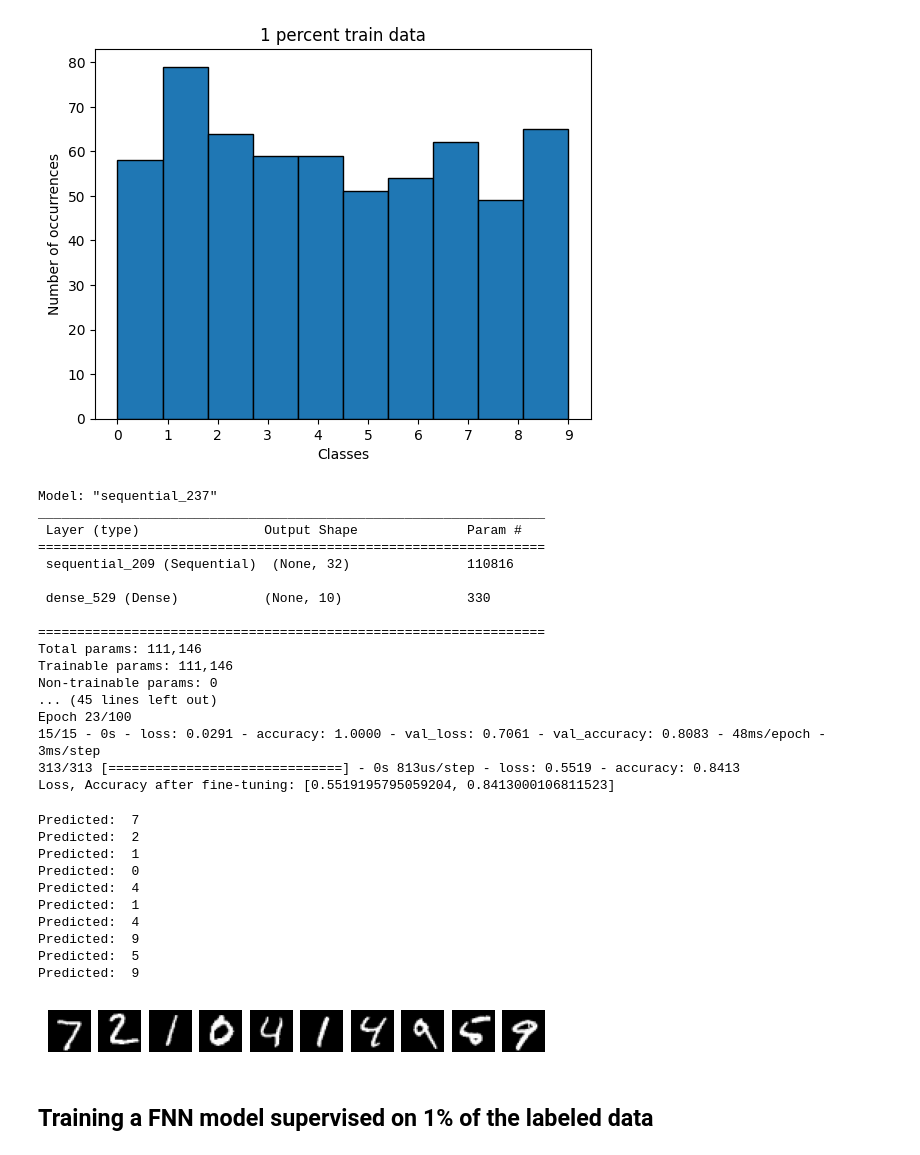
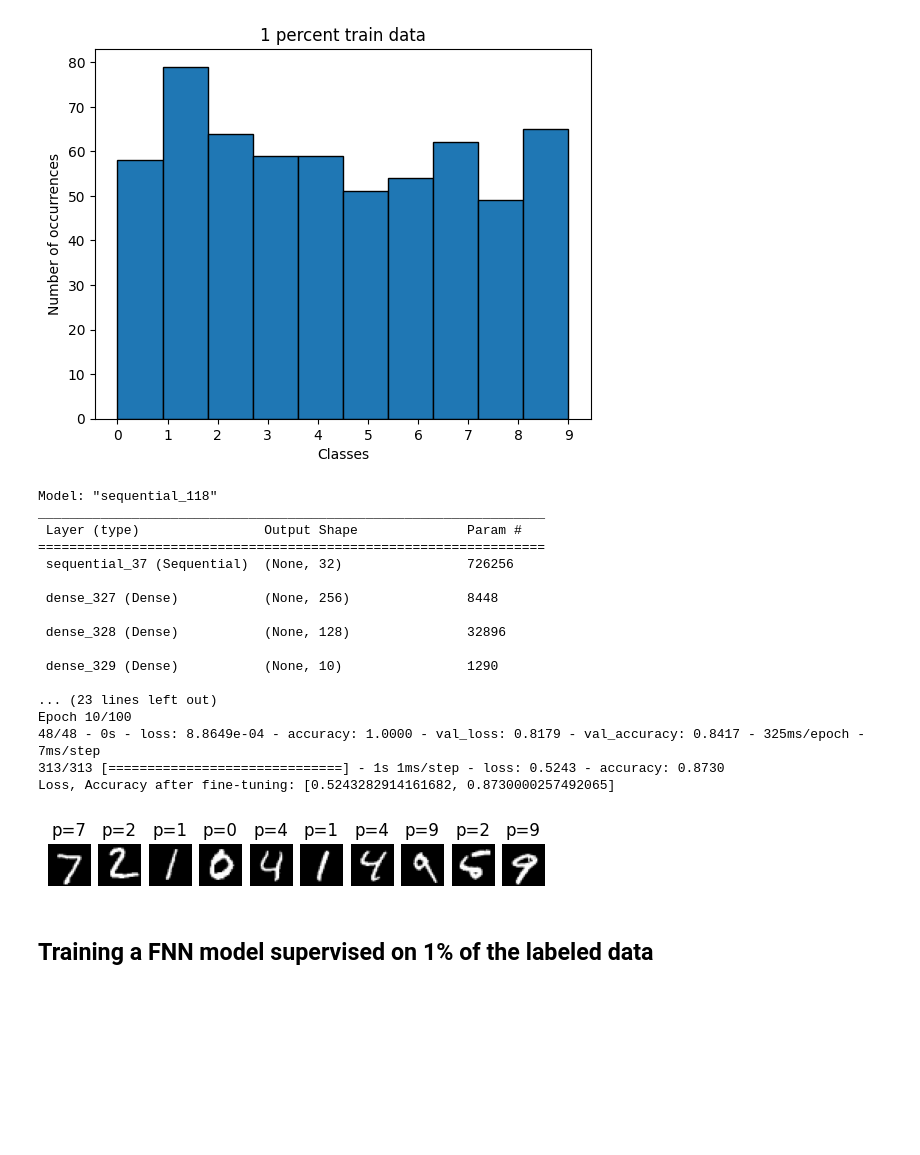
Before and after one commit to erikssommer/ssl-autoencoder-mnist, a Jupyter notebook: notebooks/autoencoder.ipynb, the cells around one changed output. Saved outputs shown, nothing was run; the diff lists cells and outputs as text; code cells hidden in the pictures; blank space fills up the shorter version.

Commit message:
Good results for autoencoder

```diff
--- a/notebooks/autoencoder.ipynb
+++ b/notebooks/autoencoder.ipynb
@@ -109,13 +109,12 @@ EPOCHS_SUPERVISED = 100
 # Autoencoder using Dense layers
 encoder = tf.keras.models.Sequential([
     tf.keras.layers.Flatten(input_shape=input_shape),
+    tf.keras.layers.Dense(784, activation="relu"),
     tf.keras.layers.Dense(128, activation="relu"),
-    tf.keras.layers.Dense(64, activation="relu"),
     tf.keras.layers.Dense(LATENT_SIZE, activation="relu")
 ])
 
 decoder = tf.keras.models.Sequential([
-    tf.keras.layers.Dense(64, activation="relu"),
     tf.keras.layers.Dense(128, activation="relu"),
     tf.keras.layers.Dense(784, activation="sigmoid"),
     tf.keras.layers.Reshape(input_shape)
@@ -130,14 +129,21 @@ encoder_weights_before_pre_train = encoder.get_weights()
 # %% [markdown]
 ### Compile and train the autoencoder
 # %%
-autoencoder.compile("adam", loss = "mean_squared_error")
+autoencoder.compile("adam", loss="mean_squared_error")
 
 autoencoder.summary()
 
-history = autoencoder.fit(unsupervised_images, unsupervised_images, epochs=EPOCHS_UNSUPERVISED, shuffle=True, validation_data=(unsupervised_val_images, unsupervised_val_images))
+history = autoencoder.fit(unsupervised_images,
+                          unsupervised_images,
+                          epochs=EPOCHS_UNSUPERVISED,
+                          shuffle=True,
+                          validation_data=(
+                              unsupervised_val_images, unsupervised_val_images)
+                          )
 
 # Get the weights of the encoder in the autoencoder after pre-training
 encoder_weights_after_pre_train = autoencoder.layers[1].get_weights()
 
-assert not np.array_equal(encoder_weights_before_pre_train[0], encoder_weights_after_pre_train[0]), "The weights of the encoder have not changed after pre-training"
+assert not np.array_equal(encoder_weights_before_pre_train[0], encoder_weights_after_pre_train[0]
+                          ), "The weights of the encoder have not changed after pre-training"
 # %% [output]
@@ -208,19 +221,24 @@ plt.show()
 LOAD = True
 
 if LOAD:
-    autoencoder = tf.keras.models.load_model('../models/autoencoder.h5')
+    autoencoder_copy = tf.keras.models.load_model('../models/autoencoder.h5')
+else:
+    # Make a copy of the autoencoder
+    autoencoder_copy = tf.keras.models.clone_model(autoencoder)
 
-encoder = autoencoder.layers[1]
+encoder = autoencoder_copy.layers[1]
 
 # Set up the model
 fine_tune_model = tf.keras.models.Sequential([
     encoder,
+    tf.keras.layers.Dense(256, activation="relu"),
+    tf.keras.layers.Dense(128, activation="relu"),
     tf.keras.layers.Dense(10, activation="softmax")
 ])
 
 fine_tune_model.summary()
 
-callback = tf.keras.callbacks.EarlyStopping(monitor='val_loss', patience=3)
+callback = tf.keras.callbacks.EarlyStopping(monitor='val_loss', patience=8)
 
 # Compile the model
 fine_tune_model.compile(
@@ -236,6 +254,7 @@ history_autoencoder = fine_tune_model.fit(
     validation_data=(supervised_val_images, supervised_val_labels),
     epochs=EPOCHS_SUPERVISED,
     verbose=2,
+    batch_size=10,
     callbacks=[callback]
 )
 
@@ -243,44 +262,33 @@ history_autoencoder = fine_tune_model.fit(
 res_unsupervised = fine_tune_model.evaluate(x_test, y_test)
 print(f"Loss, Accuracy after fine-tuning: {res_unsupervised}")
 # %% [output]
-Model: "sequential_237"
+Model: "sequential_118"
 _________________________________________________________________
  Layer (type)                Output Shape              Param #
 =================================================================
- sequential_209 (Sequential)  (None, 32)               110816
+ sequential_37 (Sequential)  (None, 32)                726256
 
- dense_529 (Dense)           (None, 10)                330
+ dense_327 (Dense)           (None, 256)               8448
 
-=================================================================
-Total params: 111,146
-Trainable params: 111,146
-Non-trainable params: 0
-... (45 lines left out)
-Epoch 23/100
-15/15 - 0s - loss: 0.0291 - accuracy: 1.0000 - val_loss: 0.7061 - val_accuracy: 0.8083 - 48ms/epoch - 3ms/step
-313/313 [==============================] - 0s 813us/step - loss: 0.5519 - accuracy: 0.8413
-Loss, Accuracy after fine-tuning: [0.5519195795059204, 0.8413000106811523]
+ dense_328 (Dense)           (None, 128)               32896
+
+ dense_329 (Dense)           (None, 10)                1290
+
+... (23 lines left out)
+Epoch 10/100
+48/48 - 0s - loss: 8.8649e-04 - accuracy: 1.0000 - val_loss: 0.8179 - val_accuracy: 0.8417 - 325ms/epoch - 7ms/step
+313/313 [==============================] - 1s 1ms/step - loss: 0.5243 - accuracy: 0.8730
+Loss, Accuracy after fine-tuning: [0.5243282914161682, 0.8730000257492065]
 # %%
 # Predict some images from the test set
 predicted = fine_tune_model.predict(x_test[:10], verbose=0)
 
 for i in range(10):
-    print("Predicted: ", np.argmax(predicted[i]))
-    plt.subplot(1, 10, i+1)
+    plt.subplot(1, 10, i+1, title=f'p={np.argmax(predicted[i])}')
     plt.imshow(x_test[i], cmap='gray')
     plt.axis('off')
 # %% [output]
-Predicted:  7
-Predicted:  2
-Predicted:  1
-Predicted:  0
-Predicted:  4
-Predicted:  1
-Predicted:  4
-Predicted:  9
-Predicted:  5
-Predicted:  9
-[figure, old version]
+[figure, new version]
 # %% [markdown]
 ## Training a FNN model supervised on 1% of the labeled data
 # %%
```
Also changed, not shown: parts of 10 cells of this notebook, 2 other files.
